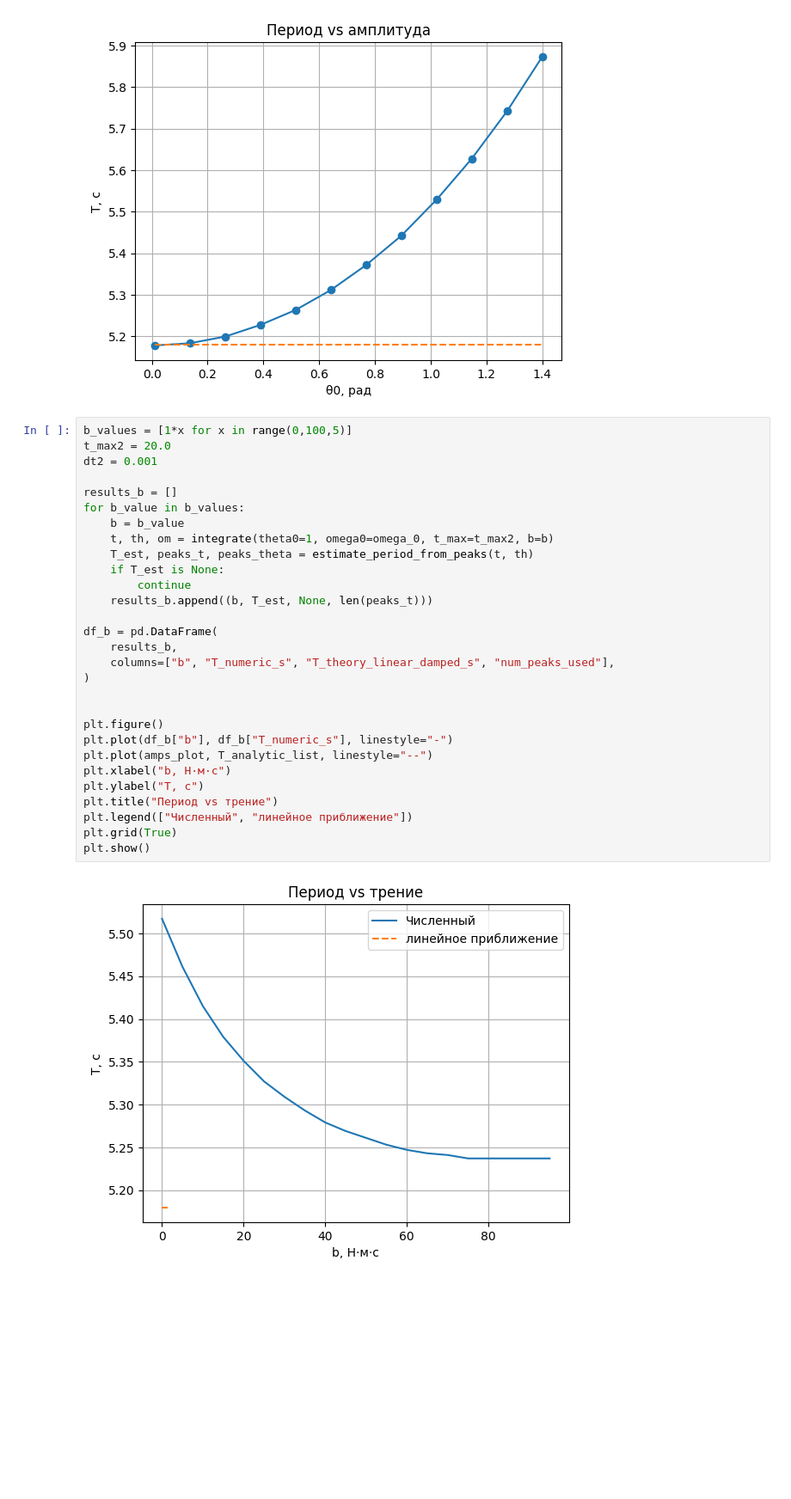
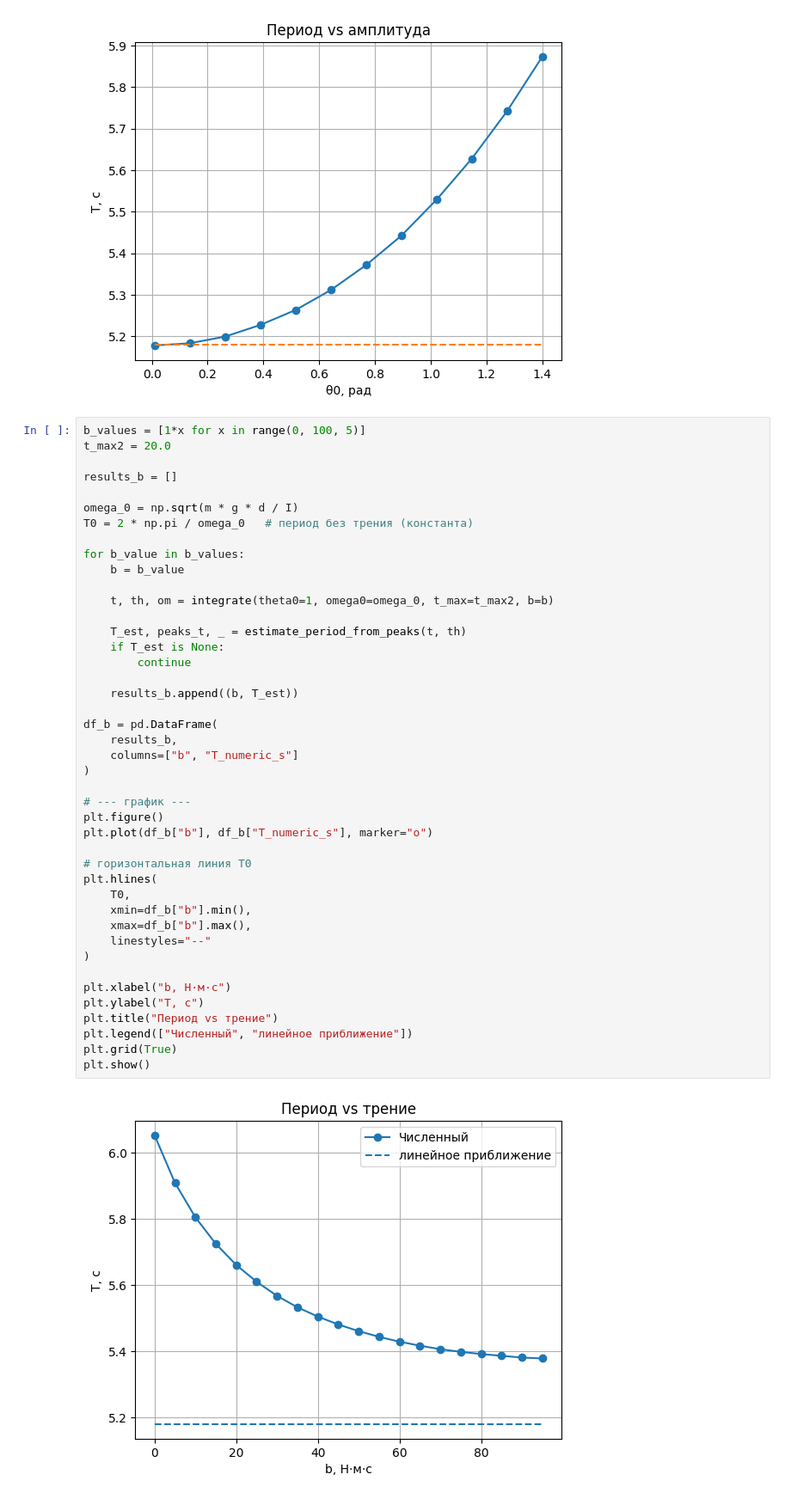
Before and after one commit to aleksejbiriulin/physicsMIPT, a Jupyter notebook: M5_main.ipynb, the cells around one changed output. Shown at 86% size. Drawn from its saved outputs; the diff is of its cells as text; blank space fills up the shorter version.

```diff
--- a/M5_main.ipynb
+++ b/M5_main.ipynb
@@ -192,33 +192,47 @@ plt.show()
 # %% [output]
 [figure]
 # %%
-b_values = [1*x for x in range(0,100,5)]
+b_values = [1*x for x in range(0, 100, 5)]
 t_max2 = 20.0
-dt2 = 0.001
 
 results_b = []
+
+omega_0 = np.sqrt(m * g * d / I)
+T0 = 2 * np.pi / omega_0   # период без трения (константа)
+
 for b_value in b_values:
     b = b_value
+
     t, th, om = integrate(theta0=1, omega0=omega_0, t_max=t_max2, b=b)
-    T_est, peaks_t, peaks_theta = estimate_period_from_peaks(t, th)
+
+    T_est, peaks_t, _ = estimate_period_from_peaks(t, th)
     if T_est is None:
         continue
-    results_b.append((b, T_est, None, len(peaks_t)))
+
+    results_b.append((b, T_est))
 
 df_b = pd.DataFrame(
     results_b,
-    columns=["b", "T_numeric_s", "T_theory_linear_damped_s", "num_peaks_used"],
+    columns=["b", "T_numeric_s"]
 )
 
+# --- график ---
+plt.figure()
+plt.plot(df_b["b"], df_b["T_numeric_s"], marker="o")
 
-plt.figure()
-plt.plot(df_b["b"], df_b["T_numeric_s"], linestyle="-")
-plt.plot(amps_plot, T_analytic_list, linestyle="--")
+# горизонтальная линия T0
+plt.hlines(
+    T0,
+    xmin=df_b["b"].min(),
+    xmax=df_b["b"].max(),
+    linestyles="--"
+)
+
 plt.xlabel("b, Н·м·с")
 plt.ylabel("T, с")
 plt.title("Период vs трение")
 plt.legend(["Численный", "линейное приближение"])
 plt.grid(True)
 plt.show()
 # %% [output]
-[figure, old version]
+[figure, new version]
```
